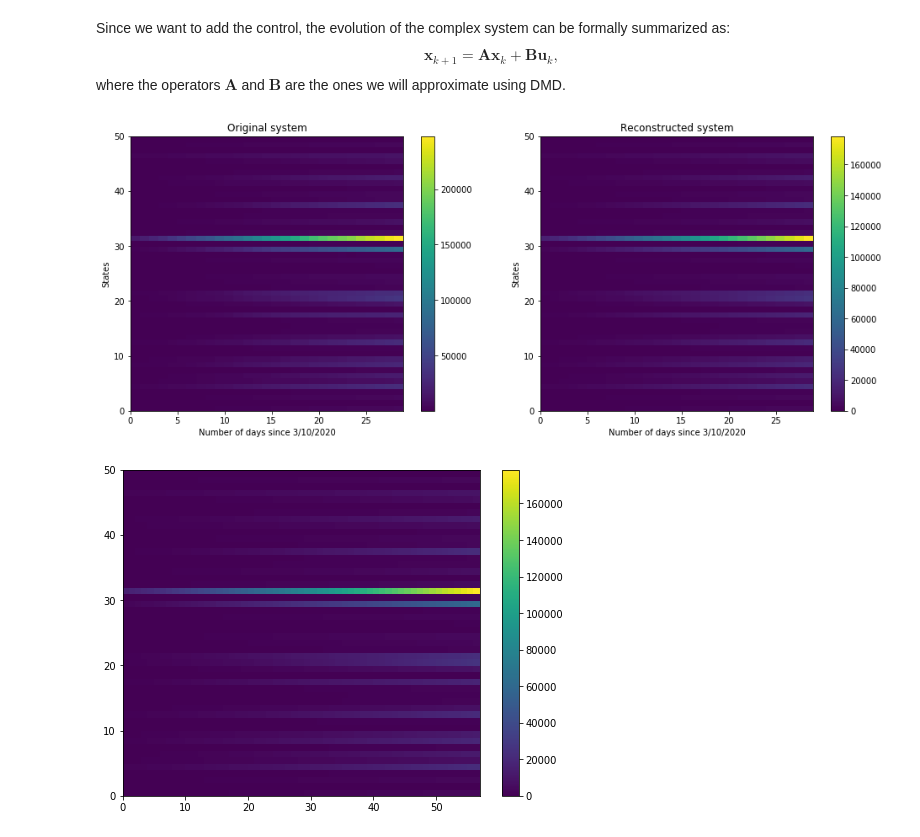
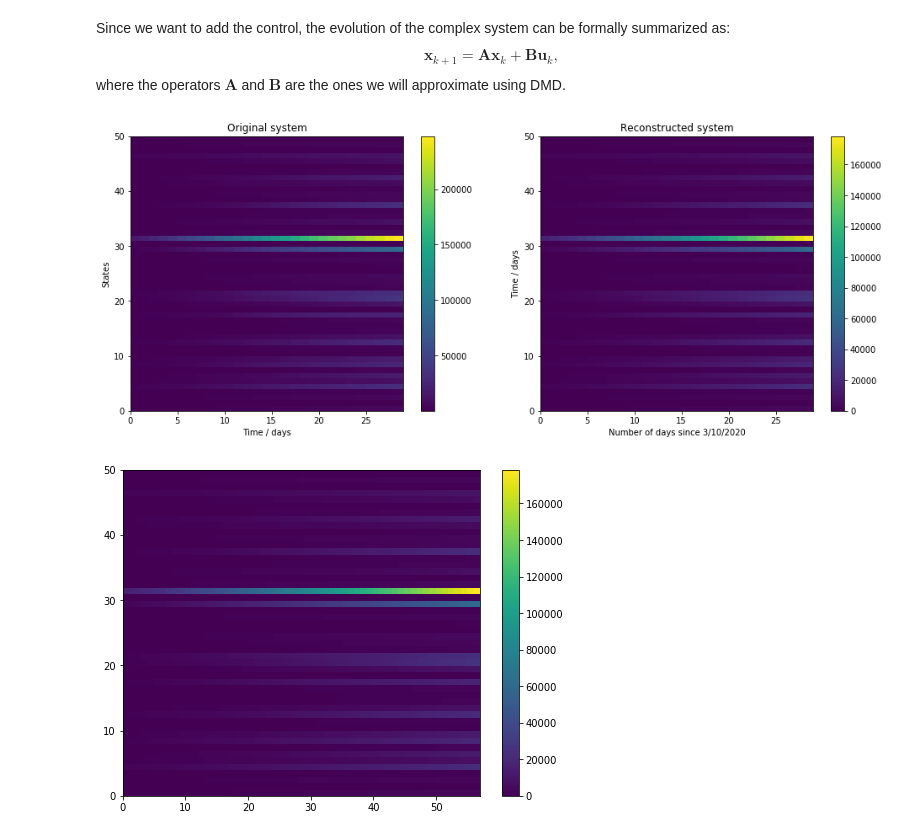
Before and after one commit to JuliaBriden/coronavirus-dmdc, a Jupyter notebook: US State Data.ipynb, the cells around one changed output. Cells and saved outputs as stored; diff of their text form; code cells hidden in the pictures.

```diff
--- a/US State Data.ipynb
+++ b/US State Data.ipynb
@@ -318,23 +317,23 @@ dmdc.fit(scaledData, np.zeros(28))
 # %%
 plt.figure(figsize=(16,6))
 
 plt.subplot(121)
 plt.title('Original system')
-plt.xlabel('Number of days since 3/10/2020')
+plt.xlabel('Time / days')
 plt.ylabel('States')
 plt.pcolor(scaledData)
 plt.colorbar()
 
 plt.subplot(122)
 plt.title('Reconstructed system')
 plt.xlabel('Number of days since 3/10/2020')
-plt.ylabel('States')
+plt.ylabel('Time / days')
 plt.pcolor(dmdc.reconstructed_data().real)
 plt.colorbar()
 
 plt.show()
 # %% [output]
-[figure, old version]
+[figure, new version]
 # %%
 dmdc.dmd_time['dt'] = .5
 u = np.random.rand(1,1)-.5
```
Also changed, not shown: parts of 3 cells of this notebook.
